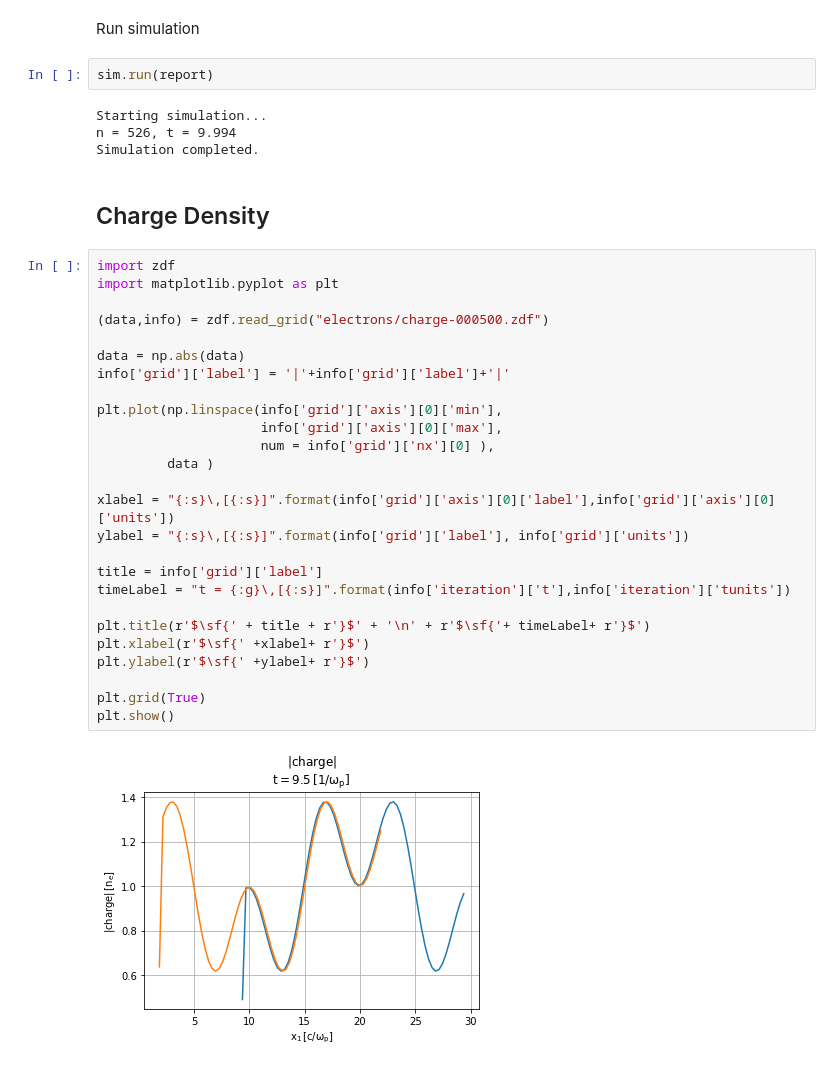
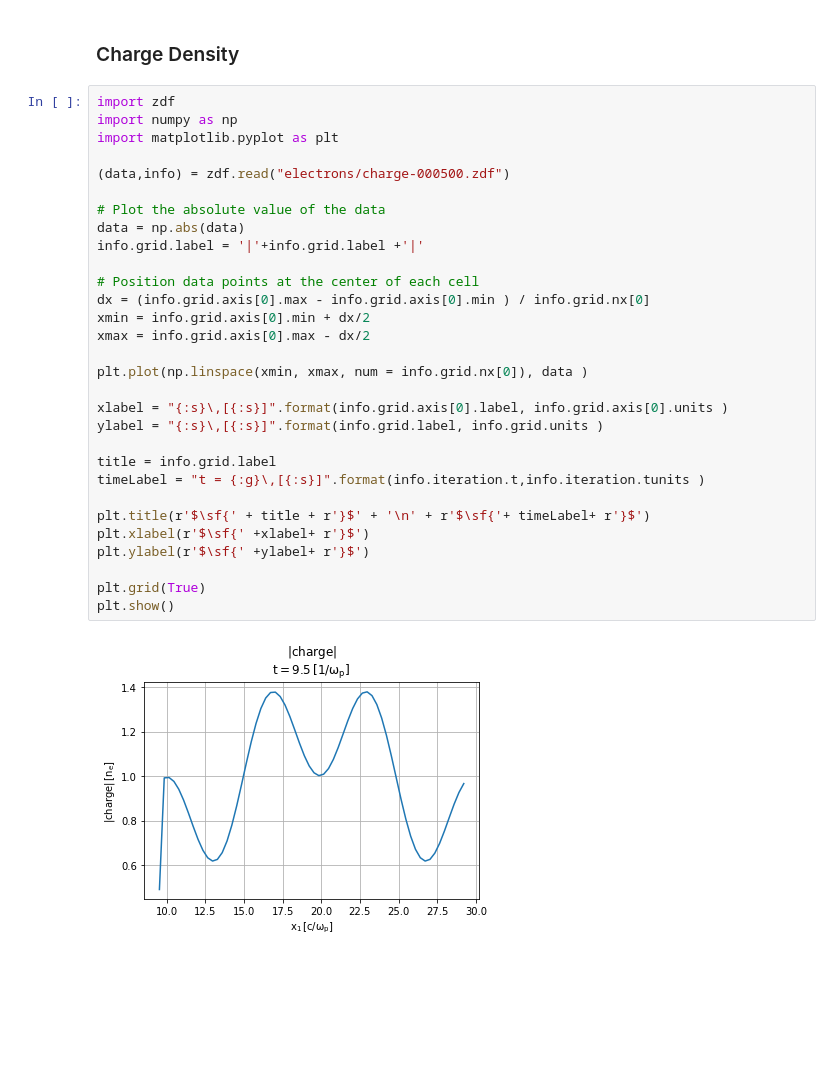
Before and after one commit to ricardo-fonseca/zpic, a Jupyter notebook: python/density.ipynb, the cells around one changed output. Saved outputs shown, nothing was run; the diff lists cells and outputs as text; blank space fills up the shorter version.

```diff
--- a/python/density.ipynb
+++ b/python/density.ipynb
@@ -50,38 +50,34 @@ def report( sim ):
-# %% [markdown]
-Run simulation
-# %%
-sim.run(report)
-# %% [output]
-Starting simulation...
-n = 526, t = 9.994
-Simulation completed.
 # %% [markdown]
-## Charge Density
+### Charge Density
 # %%
 import zdf
+import numpy as np
 import matplotlib.pyplot as plt
 
-(data,info) = zdf.read_grid("electrons/charge-000500.zdf")
+(data,info) = zdf.read("electrons/charge-000500.zdf")
 
+# Plot the absolute value of the data
 data = np.abs(data)
-info['grid']['label'] = '|'+info['grid']['label']+'|'
+info.grid.label = '|'+info.grid.label +'|'
 
-plt.plot(np.linspace(info['grid']['axis'][0]['min'],
-                     info['grid']['axis'][0]['max'],
-                     num = info['grid']['nx'][0] ),
-         data )
+# Position data points at the center of each cell
+dx = (info.grid.axis[0].max - info.grid.axis[0].min ) / info.grid.nx[0]
+xmin = info.grid.axis[0].min + dx/2
+xmax = info.grid.axis[0].max - dx/2
 
-xlabel = "{:s}\,[{:s}]".format(info['grid']['axis'][0]['label'],info['grid']['axis'][0]['units'])
-ylabel = "{:s}\,[{:s}]".format(info['grid']['label'], info['grid']['units'])
+plt.plot(np.linspace(xmin, xmax, num = info.grid.nx[0]), data )
 
-title = info['grid']['label']
-timeLabel = "t = {:g}\,[{:s}]".format(info['iteration']['t'],info['iteration']['tunits'])
+xlabel = "{:s}\,[{:s}]".format(info.grid.axis[0].label, info.grid.axis[0].units )
+ylabel = "{:s}\,[{:s}]".format(info.grid.label, info.grid.units )
+
+title = info.grid.label
+timeLabel = "t = {:g}\,[{:s}]".format(info.iteration.t,info.iteration.tunits )
 
 plt.title(r'$\sf{' + title + r'}$' + '\n' + r'$\sf{'+ timeLabel+ r'}$')
 plt.xlabel(r'$\sf{' +xlabel+ r'}$')
 plt.ylabel(r'$\sf{' +ylabel+ r'}$')
 
 plt.grid(True)
 plt.show()
 # %% [output]
-[figure, old version]
+[figure, new version]
```
Also changed, not shown: parts of 3 cells of this notebook, 3 other files.
